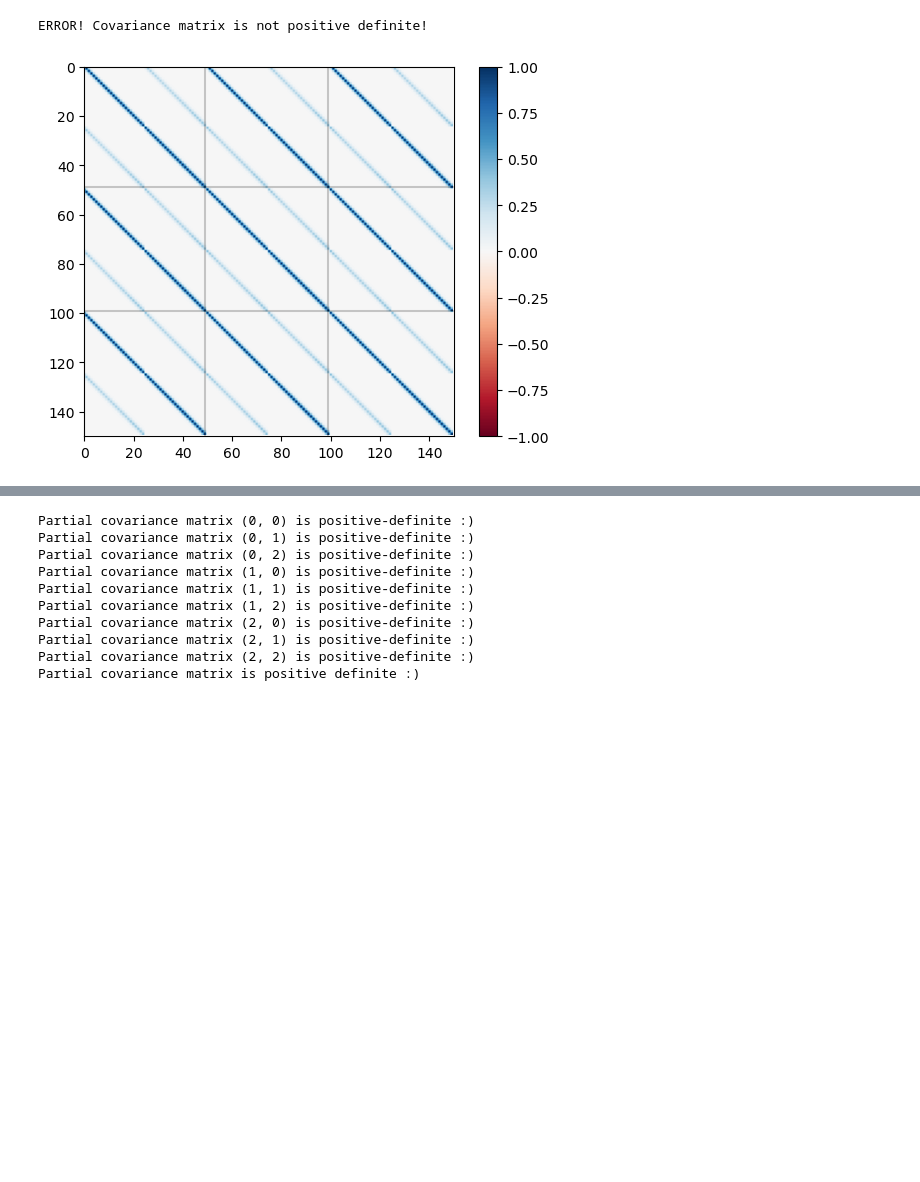
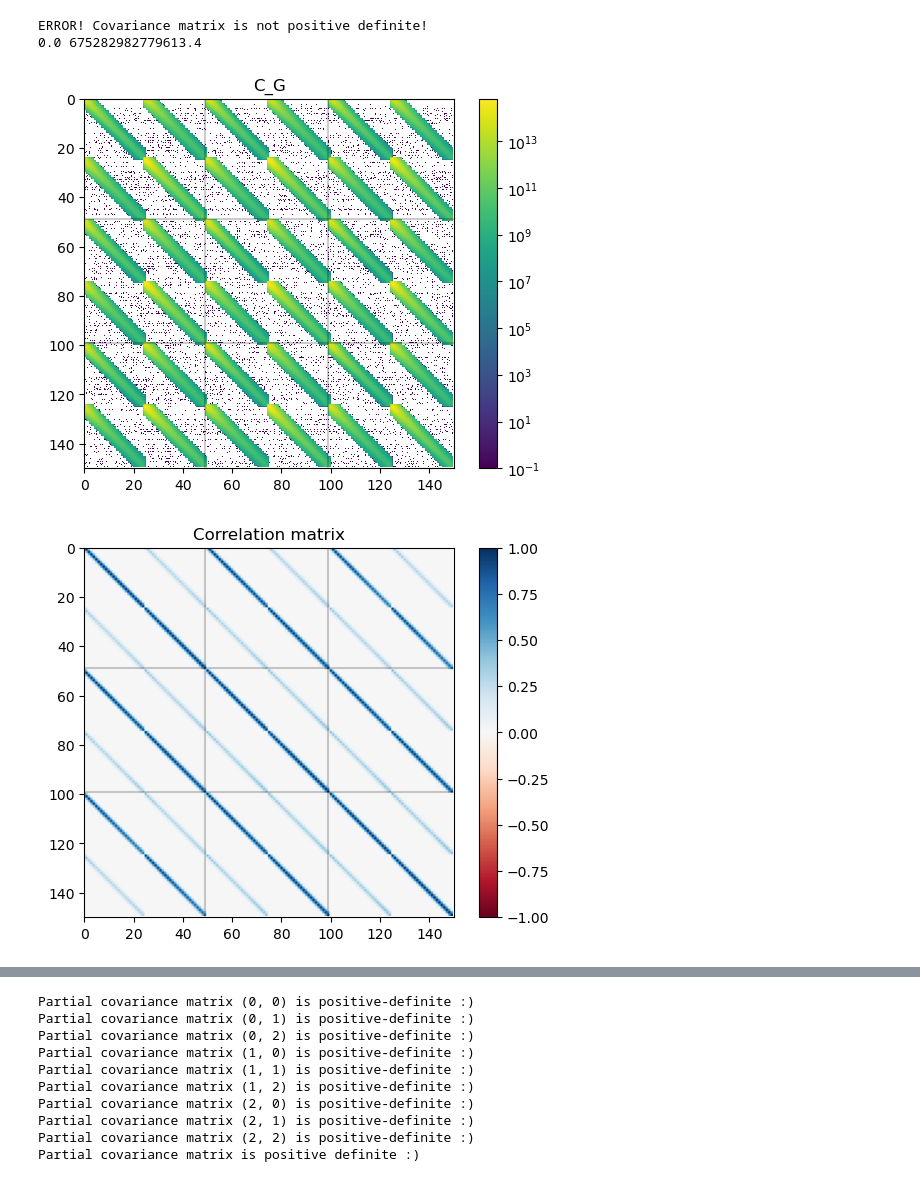
Before and after one commit to jadamo/covapt_mt, a Jupyter notebook: test_mt_covapt.ipynb, the cells around one changed output, grey strips where cells are left out. Drawn from its saved outputs; the diff is of its cells as text; code cells hidden in the pictures; blank space fills up the shorter version.

```diff
--- a/test_mt_covapt.ipynb
+++ b/test_mt_covapt.ipynb
@@ -38,22 +39,37 @@ def CorMat(cov):
 # %%
 for z in range(num_zbins):
 
     try:
         L = np.linalg.cholesky(C_G[z])
         print("Covariance matrix is positive definite! :)")
     except:
         print("ERROR! Covariance matrix is not positive definite!")
 
+    print(np.amin(C_G[z]), np.amax(C_G[z]))
     plt.figure()
+    plt.title("C_G")
+    img = plt.imshow(C_G[z], cmap="viridis",  norm=colors.LogNorm(vmin=0.1, vmax=np.amax(C_G[z])))
+    #img = plt.imshow(C_G[z], cmap="RdBu",  norm=colors.SymLogNorm(linthresh=1., vmin=np.amin(C_G[z]), vmax=np.amax(C_G[z])))
+    for i in range(num_spectra):
+        plt.axvline(i*num_kbins*2 - 1, c="black", alpha=0.2)
+        plt.axhline(i*num_kbins*2 - 1, c="black", alpha=0.2)
+    plt.xlim(0, num_spectra*2*num_kbins)
+    plt.ylim(num_spectra*2*num_kbins, 0)
+    plt.colorbar()
+
+    plt.figure()
+    plt.title("Correlation matrix")
     corr = CorMat(C_G[z])
     img = plt.imshow(corr, vmin=-1, vmax=1, cmap="RdBu")
     for i in range(num_spectra):
         plt.axvline(i*num_kbins*2 - 1, c="black", alpha=0.2)
         plt.axhline(i*num_kbins*2 - 1, c="black", alpha=0.2)
     plt.xlim(0, num_spectra*2*num_kbins)
     plt.ylim(num_spectra*2*num_kbins, 0)
     plt.colorbar()
 # %% [output]
 ERROR! Covariance matrix is not positive definite!
+0.0 675282982779613.4
-[figure, old version]
+[figure, new version]
+[figure, added]
 # %%
```
Also changed, not shown: parts of 6 cells of this notebook, 5 other files.
